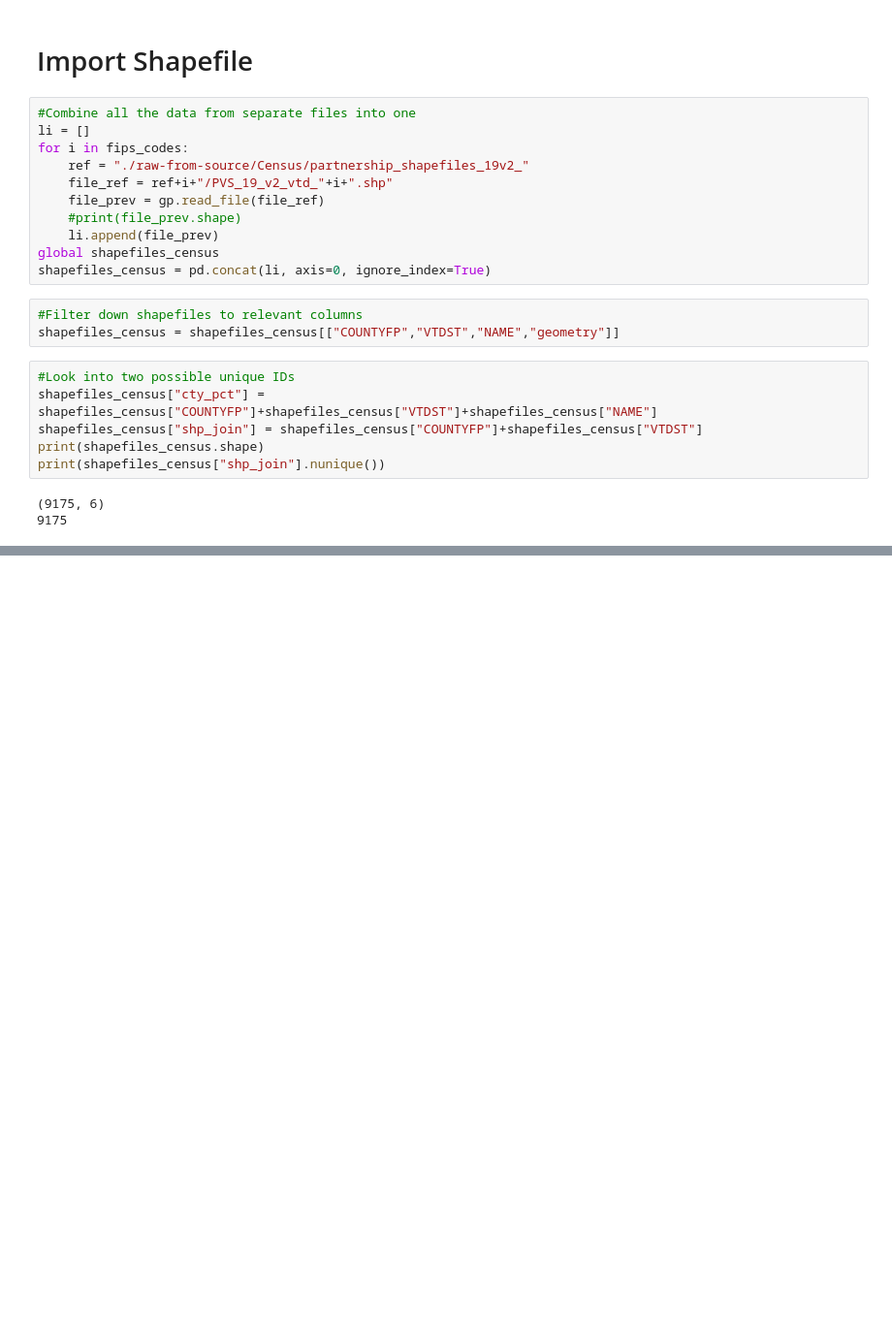
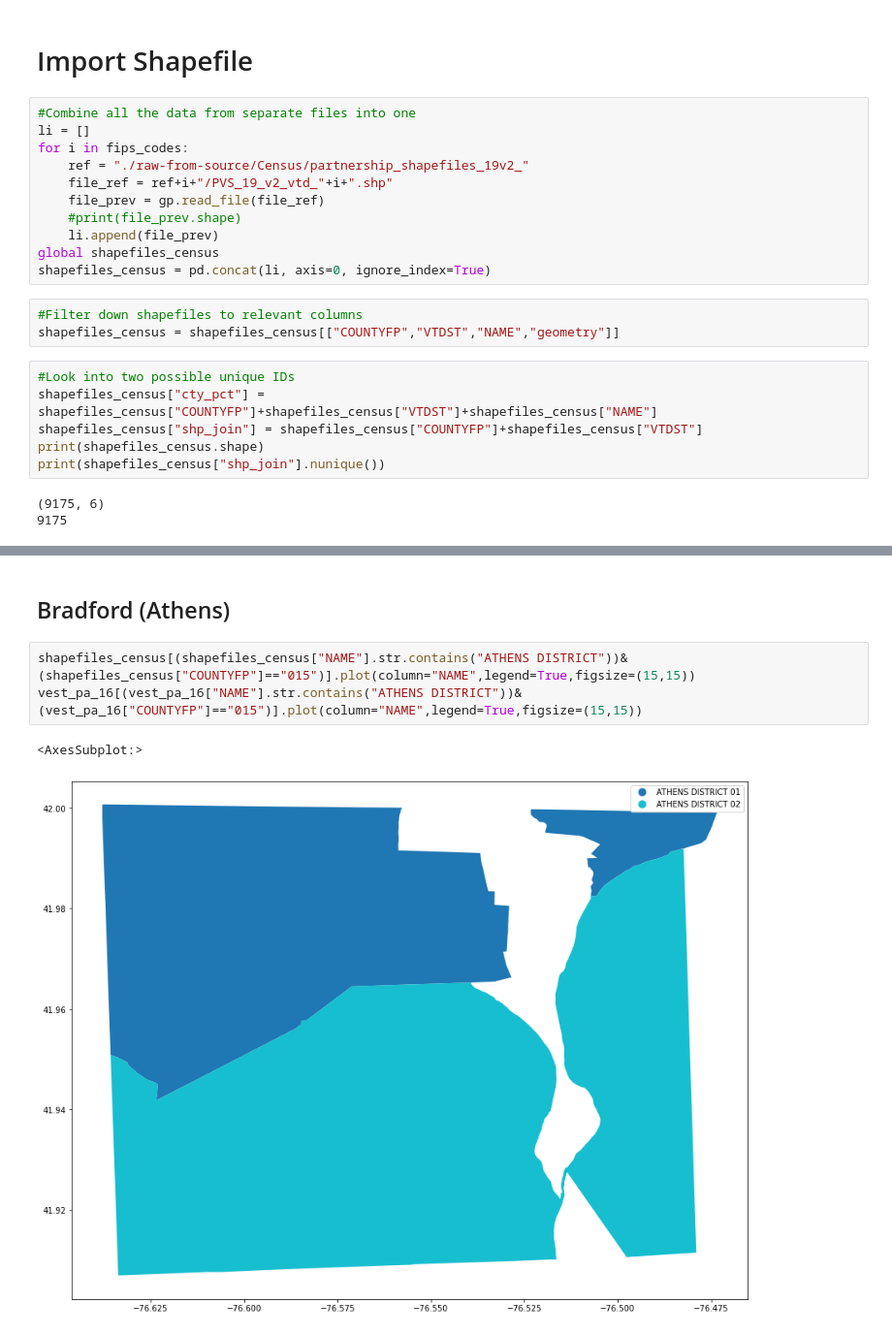
Before and after one commit to nonpartisan-redistricting-datahub/pdv-pa, a Jupyter notebook: vest-pa-2016/VEST_PA_16_replication.ipynb, the cells around one changed output, grey strips where cells are left out. Shown at 97% size. Drawn from its saved outputs; the diff is of its cells as text; blank space fills up the shorter version.

```diff
--- a/vest-pa-2016/VEST_PA_16_replication.ipynb
+++ b/vest-pa-2016/VEST_PA_16_replication.ipynb
@@ -627,0 +591,8 @@ print(shapefiles_census["shp_join"].nunique())
+# %% [markdown]
+## Bradford (Athens)
+# %%
+shapefiles_census[(shapefiles_census["NAME"].str.contains("ATHENS DISTRICT"))&(shapefiles_census["COUNTYFP"]=="015")].plot(column="NAME",legend=True,figsize=(15,15))
+vest_pa_16[(vest_pa_16["NAME"].str.contains("ATHENS DISTRICT"))&(vest_pa_16["COUNTYFP"]=="015")].plot(column="NAME",legend=True,figsize=(15,15))
+# %% [output]
+<AxesSubplot:>
+[figure, added]
```
Also changed, not shown: parts of 32 cells of this notebook.
